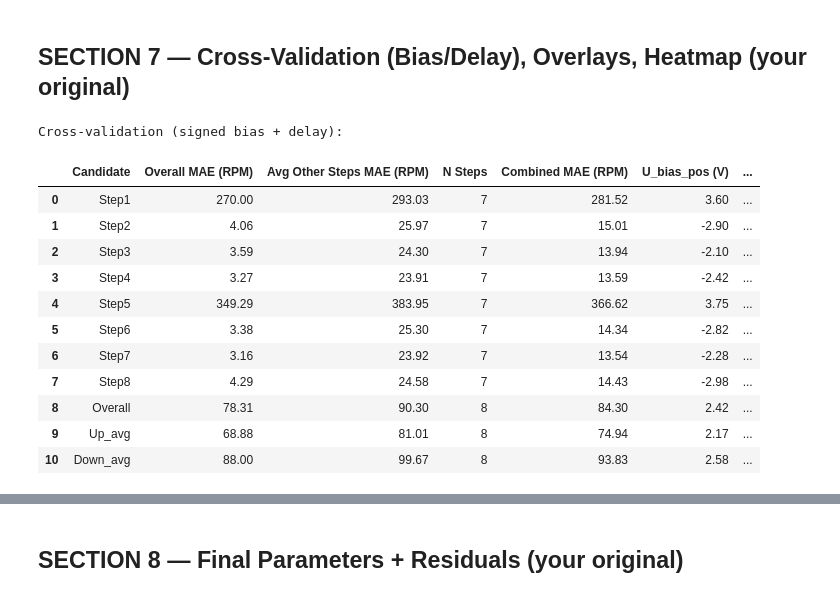
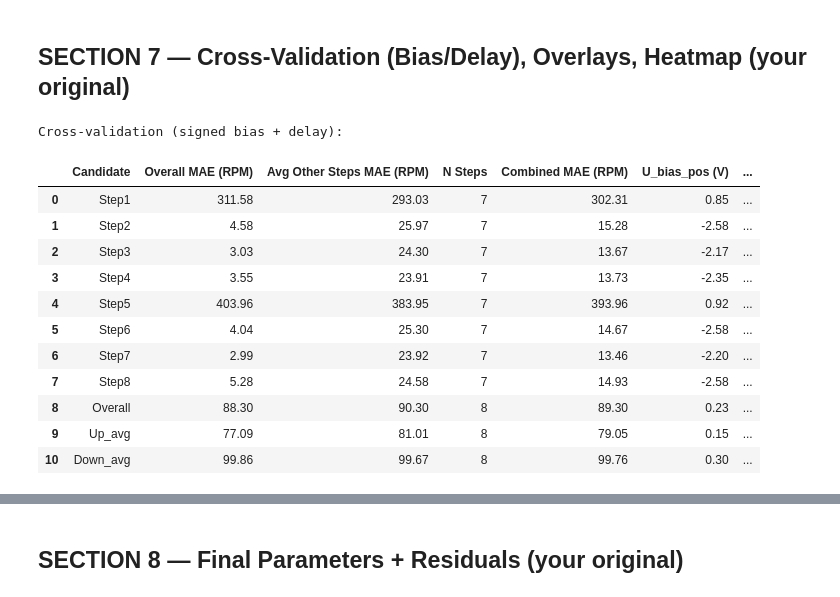
Before and after one commit to Piyushiitk24/dc-motor-signed-bias-deadzone-id-control, a Jupyter notebook: DC_Motor_ID_SignedBias_DeadZone_IMCPI.ipynb, the cells around one changed output, grey strips where cells are left out. Cells and saved outputs as stored; diff of their text form; code cells hidden in the pictures.

```diff
--- a/DC_Motor_ID_SignedBias_DeadZone_IMCPI.ipynb
+++ b/DC_Motor_ID_SignedBias_DeadZone_IMCPI.ipynb
@@ -426,58 +437,71 @@ def sim_step_response(t, du_raw, K, tau, y0, u_before=None, u_after=None):
 # %%
 # --- SECTION 7: Cross-Validation, Overlays, Heatmap ---
 
-t_stair_start = 20.0
-mask_full = df['time'].values >= t_stair_start
+# Choose what portion of the run to score against:
+#   - To score ENTIRE run (so early 4–5 V steps count too), set CV_FROM to the first timestamp.
+#   - If you really want the staircase only, set CV_FROM = t_stair_start (e.g., 20.0).
+CV_FROM = float(df['time'].min())     # <- full run scoring
+t_stair_start = 20.0                  # still draw the dotted line for reference
+
+mask_full   = df['time'].values >= CV_FROM
 y_true_full = df['rpm_id'].values
 u_eff_full  = df['u_eff'].values
 t_full      = df['time'].values
 
 scores = []
 print("Cross-validation (signed bias + delay):")
 for cand in candidates:
     name, K, tau = cand['name'], float(cand['K']), float(cand['tau'])
+
+    # fit signed biases + delay on the chosen portion (mask_full)
     Bp, Bn, D, mae_overall = fit_signed_bias_delay_fast(
         K, tau, u_eff_full, t_full, y_true_full, mask_full,
-        bias_pos_bounds=(-5,5), bias_neg_bounds=(-5,5),
-        delay_bounds=(0.0,0.30), coarse_B_n=17, coarse_D_n=19, fine_B_n=9, fine_D_n=9
+        bias_pos_bounds=(-5, 5), bias_neg_bounds=(-5, 5),
+        delay_bounds=(0.0, 0.30), coarse_B_n=17, coarse_D_n=19,
+        fine_B_n=9, fine_D_n=9
     )
 
-    # step-wise CV (no bias/delay)
+    # step-wise CV (unchanged; no bias/delay here)
     maes = []
     for r in step_results:
-        if name.startswith('Step') and int(name[4:]) == r['step_num']: continue
-        s,e = r['start_idx'], r['end_idx']
-        t_seg = df['time'].iloc[s:e+1].values - df['time'].iloc[s]
+        if name.startswith('Step') and int(name[4:]) == r['step_num']:
+            continue
+        s, e   = r['start_idx'], r['end_idx']
+        t_seg  = df['time'].iloc[s:e+1].values - df['time'].iloc[s]
         y_true = df['rpm_id'].iloc[s:e+1].values
-        y0 = r['y0']
-        y_sim = sim_step_response(t_seg, r['delta_u'], K, tau, y0, r['u_before'], r['u_after'])
+        y0     = r['y0']
+        y_sim  = sim_step_response(t_seg, r['delta_u'], K, tau, y0, r['u_before'], r['u_after'])
         maes.append(compute_mae(y_true, y_sim))
 
     avg_steps = float(np.mean(maes)) if maes else np.nan
-    combined  = 0.5*mae_overall + 0.5*avg_steps if not np.isnan(avg_steps) else mae_overall
+    combined  = 0.5 * mae_overall + 0.5 * avg_steps if not np.isnan(avg_steps) else mae_overall
 
-    scores.append({'Candidate':name,
-                   'Overall MAE (RPM)':mae_overall,
-                   'Avg Other Steps MAE (RPM)':avg_steps,
-                   'N Steps':len(maes),
-                   'Combined MAE (RPM)':combined,
-                   'U_bias_pos (V)':Bp, 'U_bias_neg (V)':Bn, 'T_delay (s)':D})
+    scores.append({
+        'Candidate': name,
+        'Overall MAE (RPM)': mae_overall,
+        'Avg Other Steps MAE (RPM)': avg_steps,
+        'N Steps': len(maes),
+        'Combined MAE (RPM)': combined,
+        'U_bias_pos (V)': Bp,
+        'U_bias_neg (V)': Bn,
+        'T_delay (s)': D
+    })
 
 scores_df = pd.DataFrame(scores).round(2)
 scores_df.to_csv(f'{OUT_DIR}/cross_val_scores.csv', index=False)
 scores_df
 # %% [output]
 Cross-validation (signed bias + delay):
 |  | Candidate | Overall MAE (RPM) | Avg Other Steps MAE (RPM) | N Steps | Combined MAE (RPM) | U_bias_pos (V) | ... |
-| 0 | Step1 | 270.00 | 293.03 | 7 | 281.52 | 3.60 | ... |
-| 1 | Step2 | 4.06 | 25.97 | 7 | 15.01 | -2.90 | ... |
-| 2 | Step3 | 3.59 | 24.30 | 7 | 13.94 | -2.10 | ... |
-| 3 | Step4 | 3.27 | 23.91 | 7 | 13.59 | -2.42 | ... |
-| 4 | Step5 | 349.29 | 383.95 | 7 | 366.62 | 3.75 | ... |
-| 5 | Step6 | 3.38 | 25.30 | 7 | 14.34 | -2.82 | ... |
-| 6 | Step7 | 3.16 | 23.92 | 7 | 13.54 | -2.28 | ... |
-| 7 | Step8 | 4.29 | 24.58 | 7 | 14.43 | -2.98 | ... |
-| 8 | Overall | 78.31 | 90.30 | 8 | 84.30 | 2.42 | ... |
-| 9 | Up_avg | 68.88 | 81.01 | 8 | 74.94 | 2.17 | ... |
-| 10 | Down_avg | 88.00 | 99.67 | 8 | 93.83 | 2.58 | ... |
+| 0 | Step1 | 311.58 | 293.03 | 7 | 302.31 | 0.85 | ... |
+| 1 | Step2 | 4.58 | 25.97 | 7 | 15.28 | -2.58 | ... |
+| 2 | Step3 | 3.03 | 24.30 | 7 | 13.67 | -2.17 | ... |
+| 3 | Step4 | 3.55 | 23.91 | 7 | 13.73 | -2.35 | ... |
+| 4 | Step5 | 403.96 | 383.95 | 7 | 393.96 | 0.92 | ... |
+| 5 | Step6 | 4.04 | 25.30 | 7 | 14.67 | -2.58 | ... |
+| 6 | Step7 | 2.99 | 23.92 | 7 | 13.46 | -2.20 | ... |
+| 7 | Step8 | 5.28 | 24.58 | 7 | 14.93 | -2.58 | ... |
+| 8 | Overall | 88.30 | 90.30 | 8 | 89.30 | 0.23 | ... |
+| 9 | Up_avg | 77.09 | 81.01 | 8 | 79.05 | 0.15 | ... |
+| 10 | Down_avg | 99.86 | 99.67 | 8 | 99.76 | 0.30 | ... |
 # %%
```
Also changed, not shown: parts of 13 cells of this notebook.
